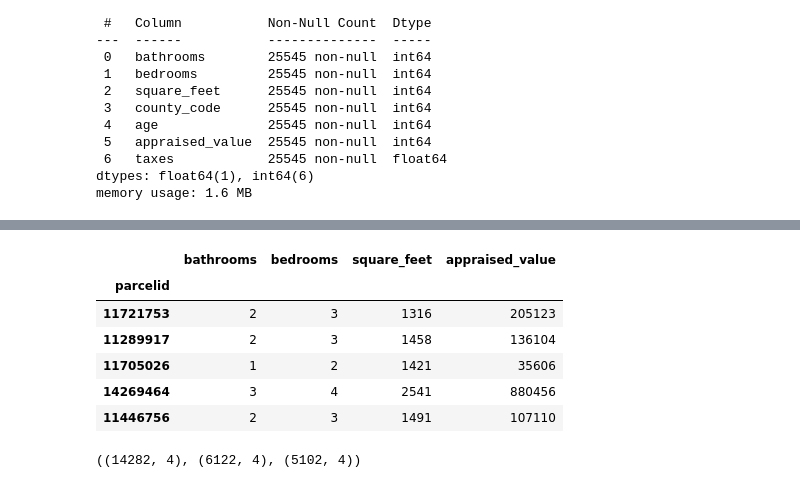
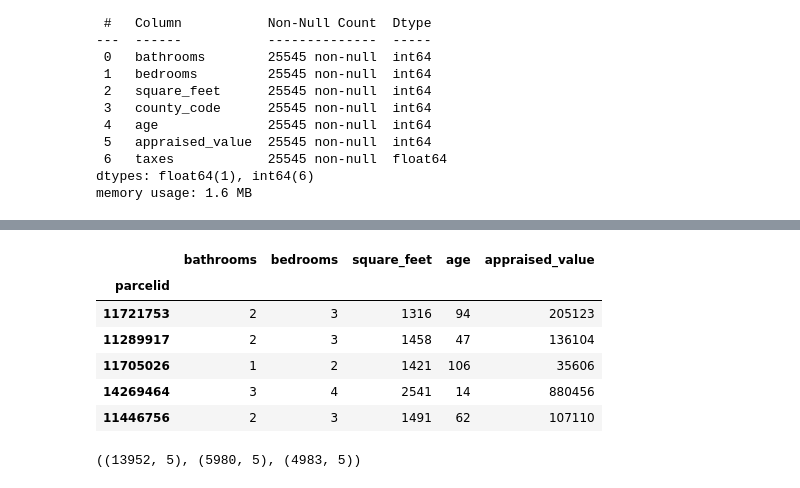
Before and after one commit to chadallen210/zillow-regression-project, a Jupyter notebook: workbook.ipynb, the cells around one changed output, grey strips where cells are left out. Cells and saved outputs as stored; diff of their text form; code cells hidden in the pictures.

```diff
--- a/workbook.ipynb
+++ b/workbook.ipynb
@@ -468,0 +445,5 @@ Name: bedrooms, dtype: int64
+# %%
+# remove outliers from bedrooms
+# calculate 1QR and 3QR
+q1bd, q3bd = df.bedrooms.quantile([0.25, 0.75])
+q1bd, q3bd
@@ -468,0 +452,4 @@ Name: bedrooms, dtype: int64
+# %%
+# calculate IQR
+iqrbd = q3bd - q1bd
+iqrbd
@@ -468,0 +458,5 @@ Name: bedrooms, dtype: int64
+# %%
+# calculate upper and lower bounds
+upperbd = q3bd + (1.5 * iqrbd)
+lowerbd = q1bd - (1.5 * iqrbd)
+upperbd, lowerbd
@@ -469,3 +482,7 @@ Name: bedrooms, dtype: int64
+# %%
+# remove outliers if below or above the bounds (removed 487 records)
+df = df[df.bedrooms > lowerbd]
+df = df[df.bedrooms < upperbd]
 # %%
 # last check
 df.info()
@@ -487,20 +504,20 @@ memory usage: 1.6 MB
 # %%
-# going to drop columns not needed for prject goals
-mvp_df = df.drop(columns=['county_code', 'age', 'taxes'])
+# going to drop columns not needed for project goals
+mvp_df = df.drop(columns=['county_code', 'taxes'])
 mvp_df.head()
 # %% [output]
-|  | bathrooms | bedrooms | square_feet | appraised_value |
-| parcelid |  |  |  |  |
-| 11721753 | 2 | 3 | 1316 | 205123 |
-| 11289917 | 2 | 3 | 1458 | 136104 |
-| 11705026 | 1 | 2 | 1421 | 35606 |
-| 14269464 | 3 | 4 | 2541 | 880456 |
-| 11446756 | 2 | 3 | 1491 | 107110 |
+|  | bathrooms | bedrooms | square_feet | age | appraised_value |
+| parcelid |  |  |  |  |  |
+| 11721753 | 2 | 3 | 1316 | 94 | 205123 |
+| 11289917 | 2 | 3 | 1458 | 47 | 136104 |
+| 11705026 | 1 | 2 | 1421 | 106 | 35606 |
+| 14269464 | 3 | 4 | 2541 | 14 | 880456 |
+| 11446756 | 2 | 3 | 1491 | 62 | 107110 |
 # %%
-train, validate, test, X_train, y_train, X_validate, y_validate, X_test, y_test = untitled.split_zillow(mvp_df, 'appraised_value')
+train, validate, test, X_train, y_train, X_validate, y_validate, X_test, y_test = prepare.split_zillow(mvp_df, 'appraised_value')
 train.shape, validate.shape, test.shape
 # %% [output]
-((14282, 4), (6122, 4), (5102, 4))
+((13952, 5), (5980, 5), (4983, 5))
 # %%
 train.head()
 # %% [output]
```
Also changed, not shown: parts of 52 cells of this notebook.
